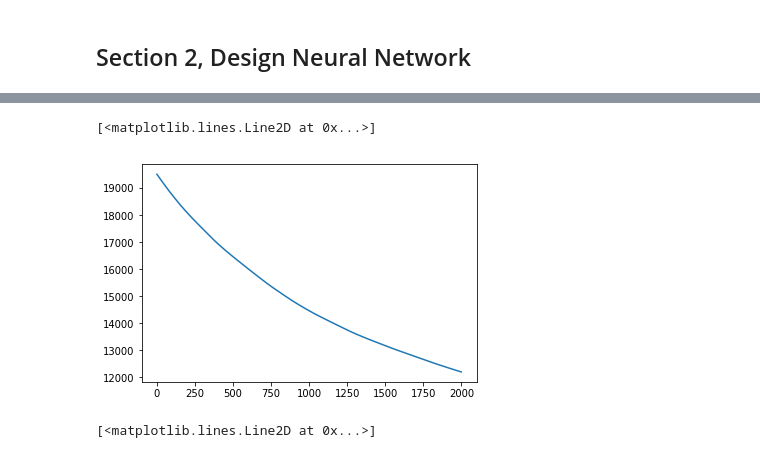
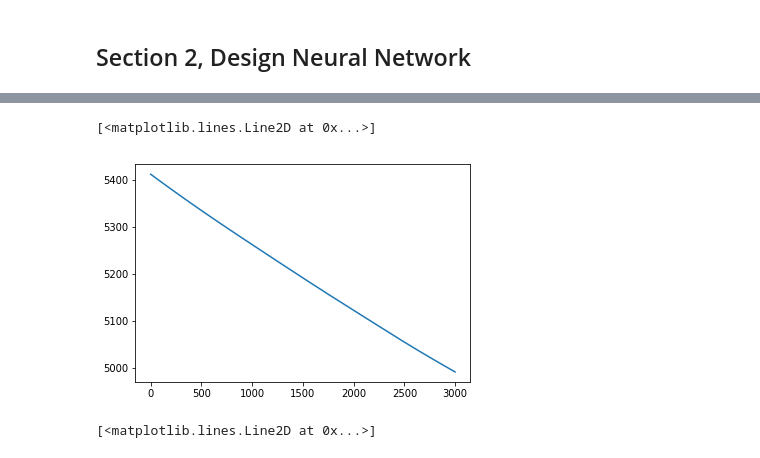
Before and after one commit to davidlee105149952/MachineLearningProjects, a Jupyter notebook: HandwrittenDigitsRecognition/multi-layer.ipynb, the cells around one changed output, grey strips where cells are left out. Cells and saved outputs as stored; diff of their text form; code cells hidden in the pictures.

Commit message:
use softmax to do multi-classify.

```diff
--- a/HandwrittenDigitsRecognition/multi-layer.ipynb
+++ b/HandwrittenDigitsRecognition/multi-layer.ipynb
@@ -113,10 +113,16 @@ def tanh_prime(z):
     p1 = tanh(z)
     a = 1-p1**2
     return a
+
+def softmax(z):
+    t = np.exp(z)
+    n = np.sum(t, axis = 0)
+    a = t/n
+    return a
 # %%
 def loss_function_for__config_multi_layer_classifier_without_regularization(Y_hat, Y):
     delta = 1e-10
-    l = -((Y+delta)*np.log(Y_hat+delta) + (1-Y+delta)*np.log(1-Y_hat+delta))
+    l = np.sum(-Y*np.log(Y_hat+delta), axis=0)
     return l
 
 def forward_propagation_for_config_multi_layer_classifier_without_regularization(model):
@@ -192,9 +198,9 @@ def config_multi_layer_classifier_without_regularization(X, Y, neuron_of_hidden_
     n = [n_input_layer] + neuron_of_hidden_layer + [n_output_layer]
     L = len(n)-1
     f = [tanh if i != 0 else None for i in range(L)]
-    f.append(sigmoid)
+    f.append(softmax)
     f_prime = [tanh_prime if i != 0 else None for i in range(L)]
-    f_prime.append(sigmoid_prime)
+    f_prime.append(None)
     W = [np.random.normal(0, 1, (n[i], n[i-1])) if i != 0 else None for i in range(L+1)]
     b = [np.random.normal(0, 1, (n[i], 1)) if i != 0 else None for i in range(L+1)]
     Z = [None for i in range(L+1)]
@@ -242,10 +248,10 @@ def train_model(iteration_times, model):
         update(model)
         print("iteration %d, current loss: %f" % (i, costs[len(costs)-1]))
 # %%
-model = config_multi_layer_classifier_without_regularization(train_X, train_Y, [128,32], 1)
+model = config_multi_layer_classifier_without_regularization(train_X, train_Y, [28], 0.8)
 # %%
-train_model(2000, model)
+train_model(3000, model)
 costs = model['costs']
-plt.plot(costs[-2000:])
+plt.plot(costs[-3000:])
 #print(W[1])
 # %% [output]
@@ -269,5 +275,5 @@ iteration 1999, current loss: 12201.040554
 [<matplotlib.lines.Line2D at 0x...>]
-[figure, old version]
+[figure, new version]
 # %%
 plt.plot(costs[-3000:])
 # %% [output]
```
Also changed, not shown: parts of 5 cells of this notebook, 2 other files.
